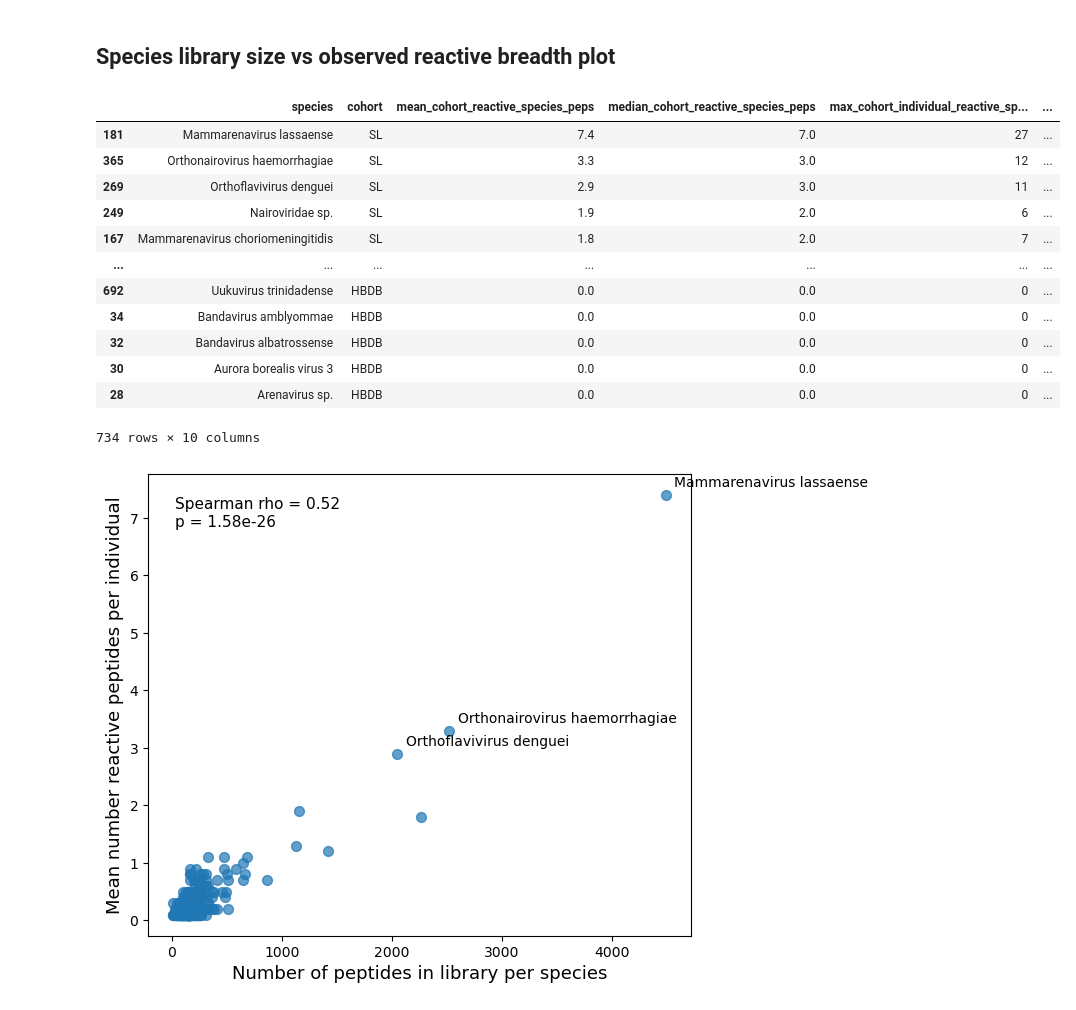
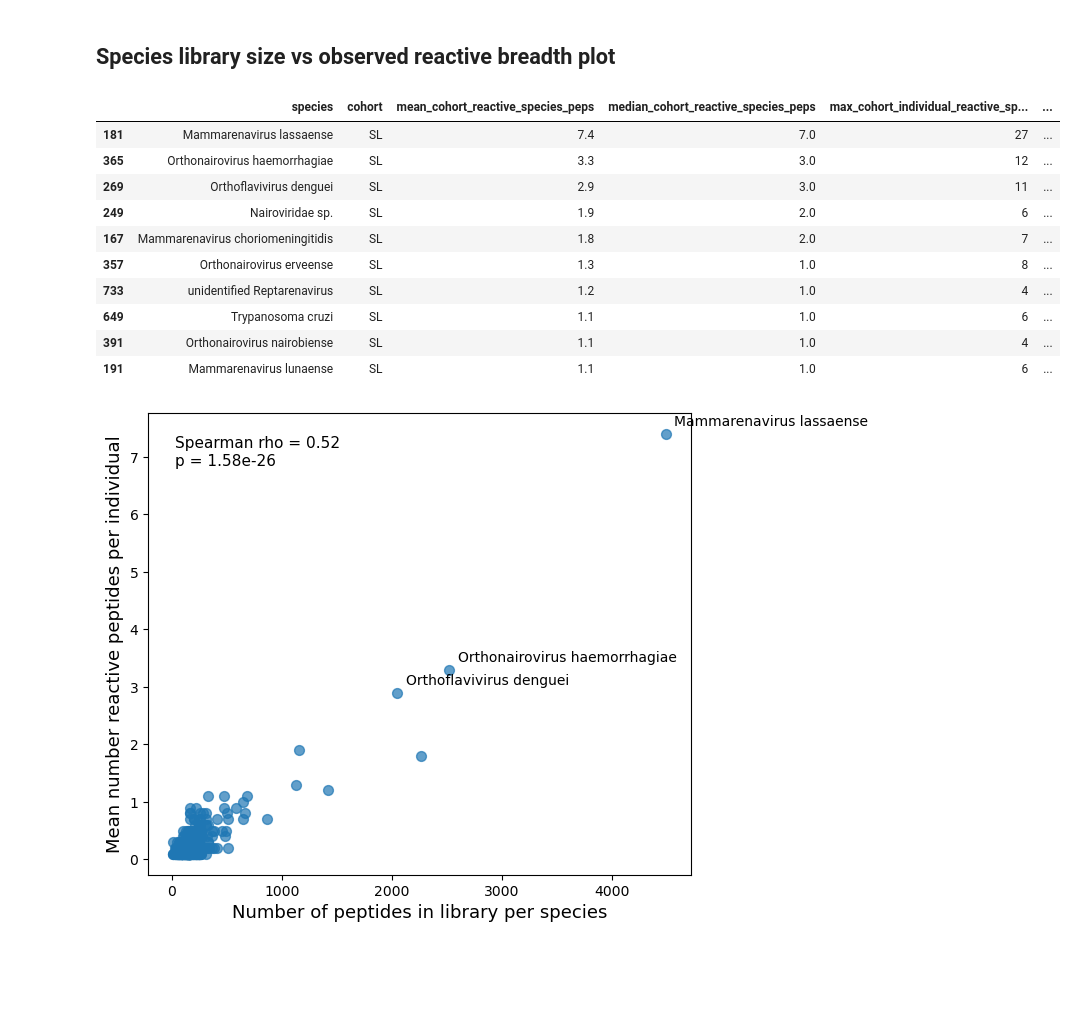
Before and after one commit to sporak577/lasv_phipseq_2026, a Jupyter notebook: Analysis_CCHFV_DENV.ipynb, the cells around one changed output. Saved outputs shown, nothing was run; the diff lists cells and outputs as text; code cells hidden in the pictures; blank space fills up the shorter version.

```diff
--- a/Analysis_CCHFV_DENV.ipynb
+++ b/Analysis_CCHFV_DENV.ipynb
@@ -95,21 +97,19 @@ reactive_peps_per_species_cohort_summary.sort_values(by=['sum_cohort_reactive_sp
 # %%
 species_summary = meta_number_peps_per_species.merge(reactive_peps_per_species, on='species', how='inner')
 # %%
-reactive_peps_per_species_cohort_summary.sort_values(by='mean_cohort_reactive_species_peps', ascending=False)
+reactive_peps_per_species_cohort_summary.sort_values(by='mean_cohort_reactive_species_peps', ascending=False).head(10)
 # %% [output]
 |  | species | cohort | mean_cohort_reactive_species_peps | median_cohort_reactive_species_peps | max_cohort_individual_reactive_sp... | ... |
 | 181 | Mammarenavirus lassaense | SL | 7.4 | 7.0 | 27 | ... |
 | 365 | Orthonairovirus haemorrhagiae | SL | 3.3 | 3.0 | 12 | ... |
 | 269 | Orthoflavivirus denguei | SL | 2.9 | 3.0 | 11 | ... |
 | 249 | Nairoviridae sp. | SL | 1.9 | 2.0 | 6 | ... |
 | 167 | Mammarenavirus choriomeningitidis | SL | 1.8 | 2.0 | 7 | ... |
-| ... | ... | ... | ... | ... | ... | ... |
-| 692 | Uukuvirus trinidadense | HBDB | 0.0 | 0.0 | 0 | ... |
-| 34 | Bandavirus amblyommae | HBDB | 0.0 | 0.0 | 0 | ... |
-| 32 | Bandavirus albatrossense | HBDB | 0.0 | 0.0 | 0 | ... |
-| 30 | Aurora borealis virus 3 | HBDB | 0.0 | 0.0 | 0 | ... |
-| 28 | Arenavirus sp. | HBDB | 0.0 | 0.0 | 0 | ... |
+| 357 | Orthonairovirus erveense | SL | 1.3 | 1.0 | 8 | ... |
+| 733 | unidentified Reptarenavirus | SL | 1.2 | 1.0 | 4 | ... |
+| 649 | Trypanosoma cruzi | SL | 1.1 | 1.0 | 6 | ... |
+| 391 | Orthonairovirus nairobiense | SL | 1.1 | 1.0 | 4 | ... |
+| 191 | Mammarenavirus lunaense | SL | 1.1 | 1.0 | 6 | ... |
-734 rows × 10 columns
 # %%
 sl_only = reactive_peps_per_species_cohort_summary.loc[reactive_peps_per_species_cohort_summary['cohort'] == 'SL']
 # %%
```
Also changed, not shown: parts of 2 cells of this notebook, 2 other files.
